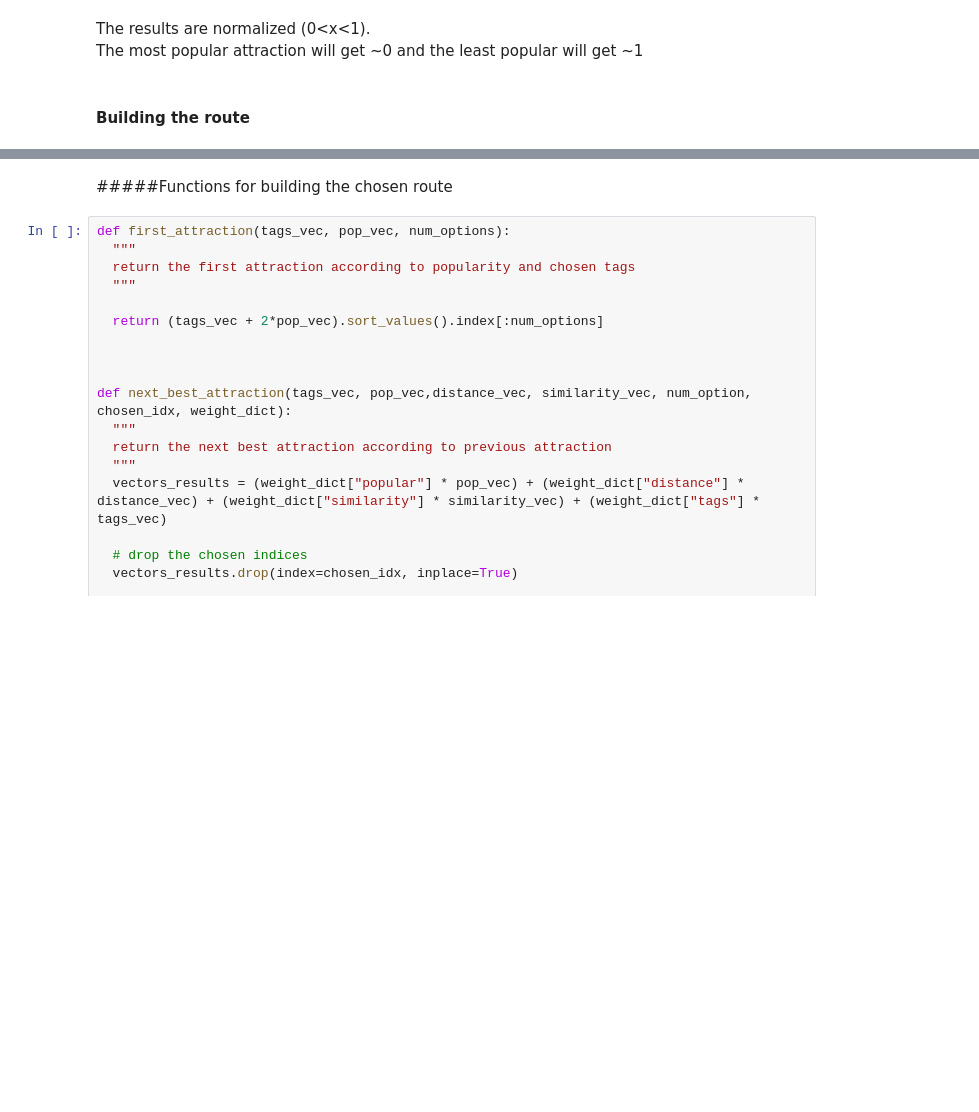
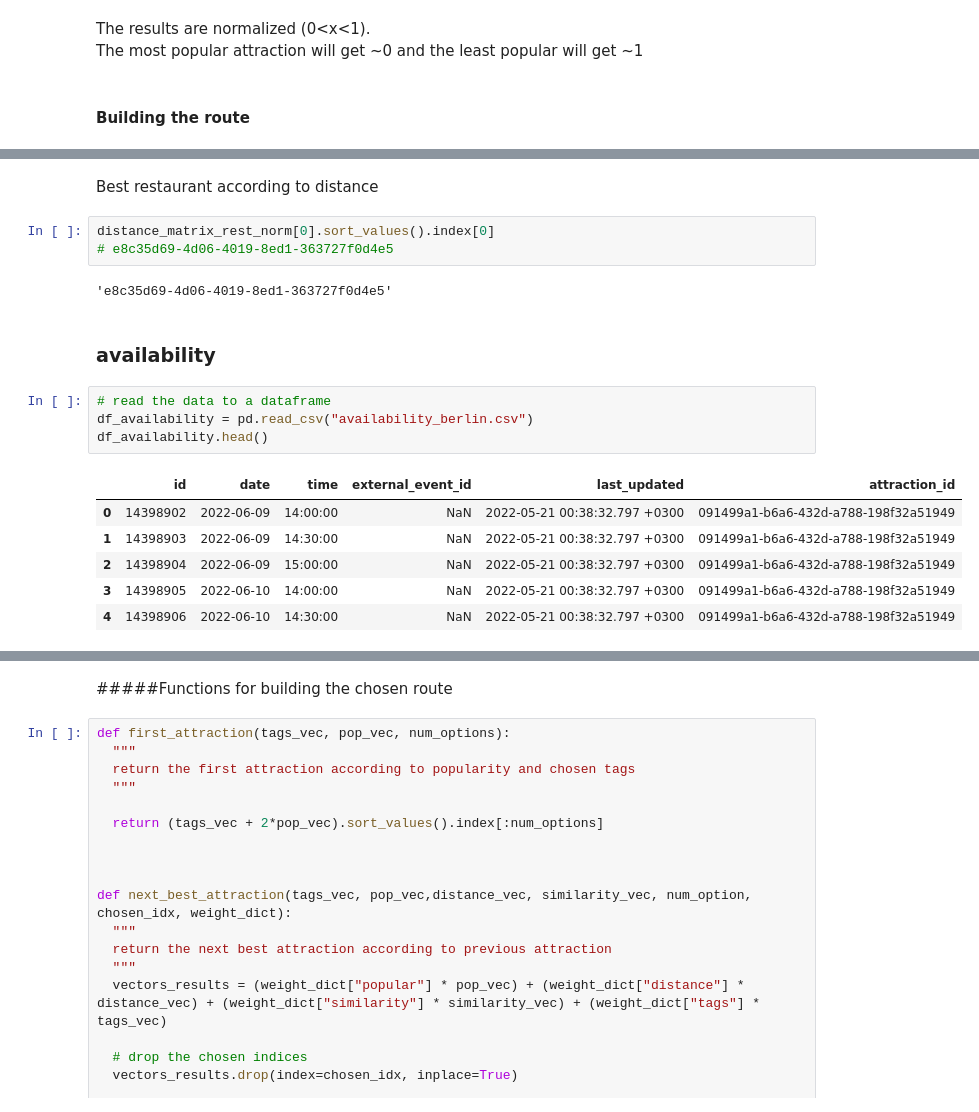
Before and after one commit to HadarBrayerBridgify/Route_building, a Jupyter notebook: route_building.ipynb, the cells around one changed output, grey strips where cells are left out. Drawn from its saved outputs; the diff is of its cells as text; blank space fills up the shorter version.

```diff
--- a/route_building.ipynb
+++ b/route_building.ipynb
@@ -643,0 +1708,20 @@ The most popular attraction will get ~0 and the least popular will get ~1
+# %% [markdown]
+Best restaurant according to distance
+# %%
+distance_matrix_rest_norm[0].sort_values().index[0]
+# e8c35d69-4d06-4019-8ed1-363727f0d4e5
+# %% [output]
+'e8c35d69-4d06-4019-8ed1-363727f0d4e5'
+# %% [markdown]
+### availability
+# %%
+# read the data to a dataframe
+df_availability = pd.read_csv("availability_berlin.csv")
+df_availability.head()
+# %% [output]
+|  | id | date | time | external_event_id | last_updated | attraction_id |
+| 0 | 14398902 | 2022-06-09 | 14:00:00 | NaN | 2022-05-21 00:38:32.797 +0300 | 091499a1-b6a6-432d-a788-198f32a51949 |
+| 1 | 14398903 | 2022-06-09 | 14:30:00 | NaN | 2022-05-21 00:38:32.797 +0300 | 091499a1-b6a6-432d-a788-198f32a51949 |
+| 2 | 14398904 | 2022-06-09 | 15:00:00 | NaN | 2022-05-21 00:38:32.797 +0300 | 091499a1-b6a6-432d-a788-198f32a51949 |
+| 3 | 14398905 | 2022-06-10 | 14:00:00 | NaN | 2022-05-21 00:38:32.797 +0300 | 091499a1-b6a6-432d-a788-198f32a51949 |
+| 4 | 14398906 | 2022-06-10 | 14:30:00 | NaN | 2022-05-21 00:38:32.797 +0300 | 091499a1-b6a6-432d-a788-198f32a51949 |
```
Also changed, not shown: parts of 96 cells of this notebook.
